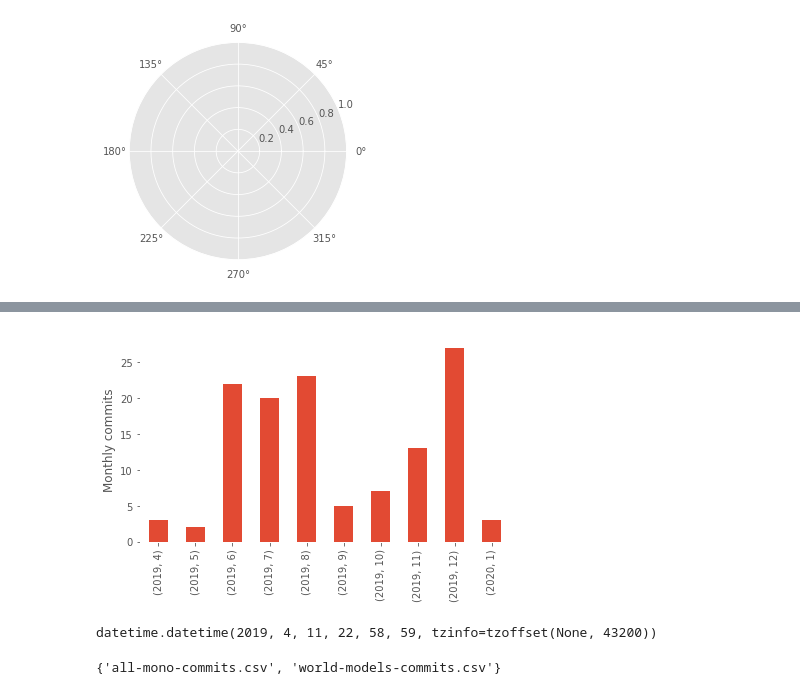
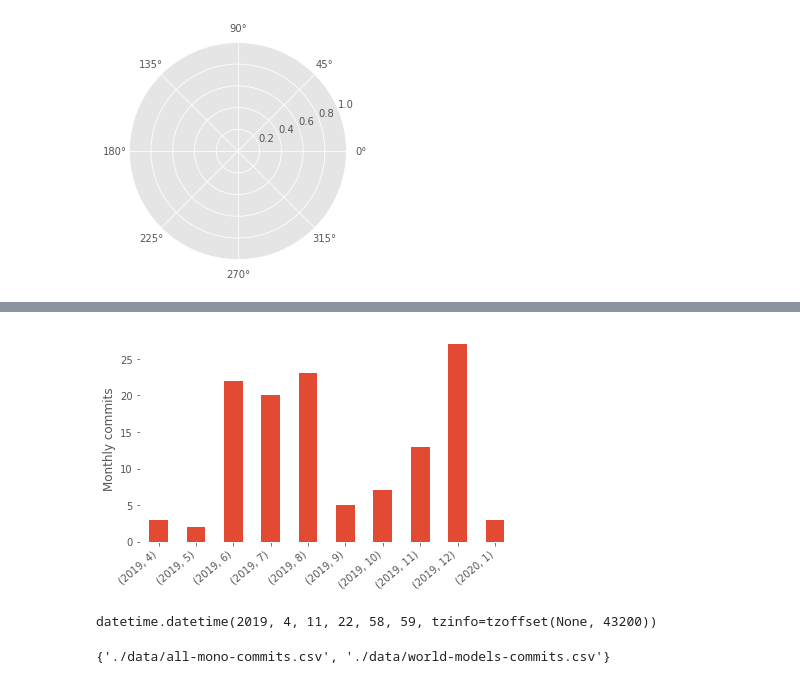
Before and after one commit to ADGEfficiency/world-models-dev, a Jupyter notebook: notebooks/git-history.ipynb, the cells around one changed output, grey strips where cells are left out. Saved outputs shown, nothing was run; the diff lists cells and outputs as text; code cells hidden in the pictures.

```diff
--- a/notebooks/git-history.ipynb
+++ b/notebooks/git-history.ipynb
@@ -21,7 +21,7 @@ def load_git_history(filename):
     d.loc[:, 'local-day-of-week'] = d['date'].apply(lambda x: x.weekday())
     return d
 
-wm = load_git_history('world-models-commits.csv')
+wm = load_git_history('./data/world-models-commits.csv')
 
 wm.head()
 # %% [output]
@@ -34,5 +34,5 @@ wm.head()
 # %%
-mono = load_git_history('all-mono-commits.csv')
+mono = load_git_history('./data/all-mono-commits.csv')
 mono.head()
 # %% [output]
 |  | date | commit | author | email | message | filename | local-year | local-month | local-day | local-hour | ... |
@@ -93,17 +103,22 @@ ax = fig.add_subplot(111, projection="polar")
 # %%
 dayofweek = commits.groupby([commits['local-year'], commits['local-month']]).count()
-
 f, ax = plt.subplots()
 dayofweek.loc[:, 'date'].plot(kind='bar', ax=ax)
 ax.grid(False)
 ax.set_facecolor('white')
 ax.set_xlabel('')
 ax.set_ylabel('Monthly commits')
 plt.tight_layout()
+import matplotlib.dates as mdates
+
+for label in ax.get_xticklabels():
+    label.set_rotation(40)
+    label.set_horizontalalignment('right')
+    o = label.get_text()
 
 f.savefig('/Users/adam/git/adgefficiency.github.io/assets/world-models/commits-month.png')
 # %% [output]
-[figure, old version]
+[figure, new version]
 # %%
 min(commits['date'])
 # %% [output]
@@ -111,4 +126,4 @@ datetime.datetime(2019, 4, 11, 22, 58, 59, tzinfo=tzoffset(None, 43200))
 # %%
 set(commits['filename'])
 # %% [output]
-{'all-mono-commits.csv', 'world-models-commits.csv'}
+{'./data/all-mono-commits.csv', './data/world-models-commits.csv'}
```
Also changed, not shown: parts of 6 cells of this notebook, 5 other files.
